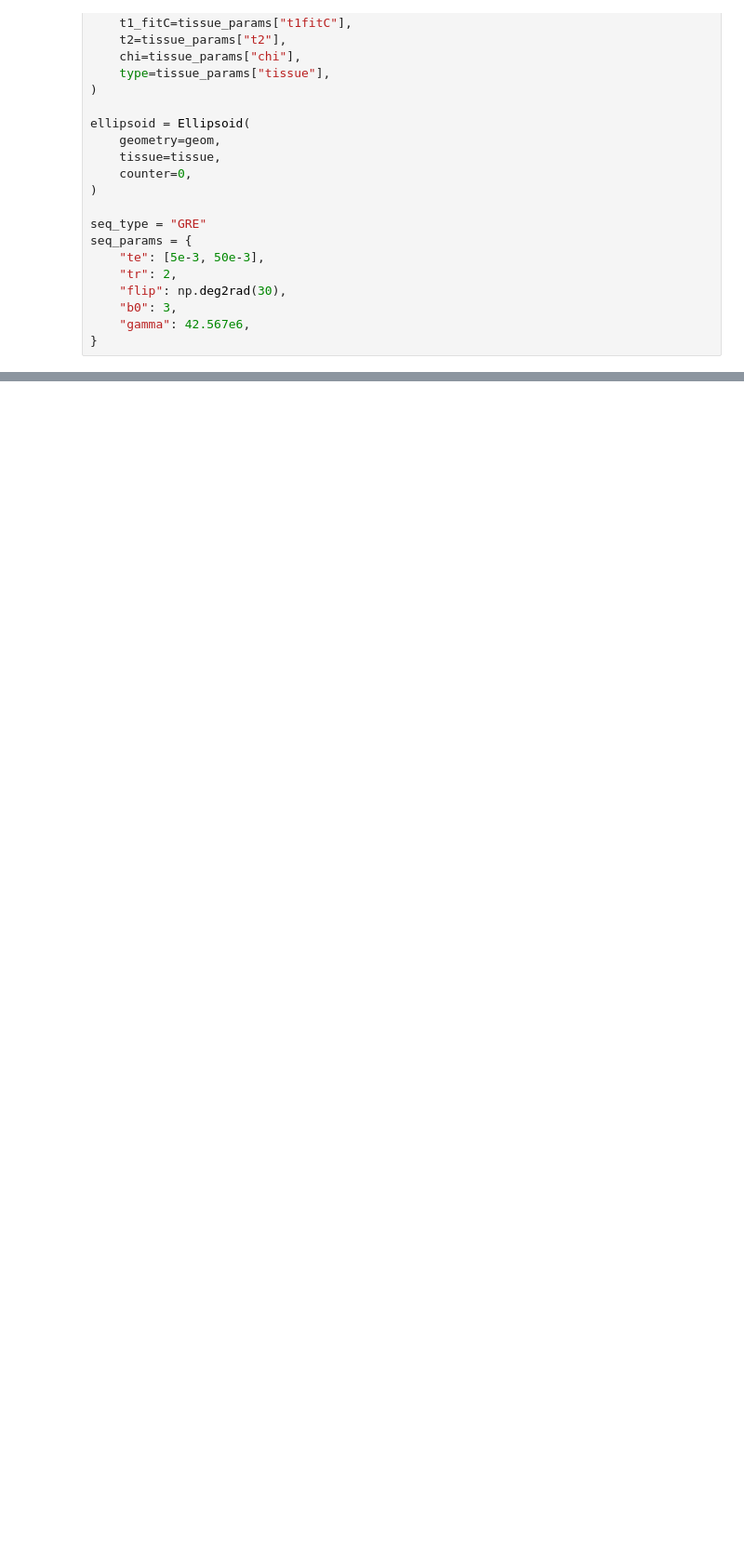
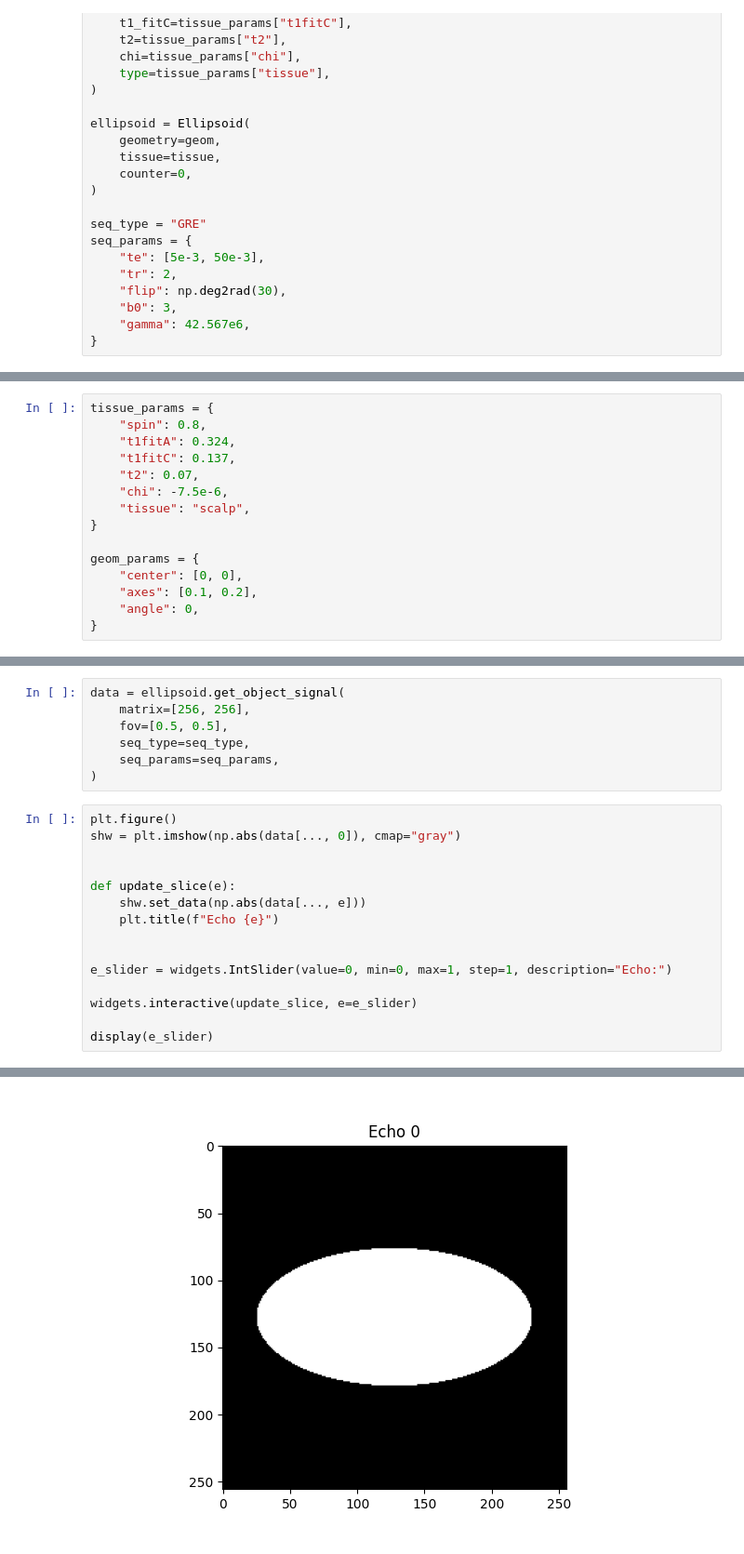
Before and after one commit to jumri-project/juart, a Jupyter notebook: examples/phantoms/phantom_imagespace.ipynb, the cells around one changed output, grey strips where cells are left out. Shown at 93% size. Cells and saved outputs as stored; diff of their text form; blank space fills up the shorter version.

```diff
--- a/examples/phantoms/phantom_imagespace.ipynb
+++ b/examples/phantoms/phantom_imagespace.ipynb
@@ -85,0 +88,15 @@ display(e_slider)
+# %%
+tissue_params = {
+    "spin": 0.8,
+    "t1fitA": 0.324,
+    "t1fitC": 0.137,
+    "t2": 0.07,
+    "chi": -7.5e-6,
+    "tissue": "scalp",
+}
+
+geom_params = {
+    "center": [0, 0],
+    "axes": [0.1, 0.2],
+    "angle": 0,
+}
@@ -85,0 +131,23 @@ display(e_slider)
+# %%
+data = ellipsoid.get_object_signal(
+    matrix=[256, 256],
+    fov=[0.5, 0.5],
+    seq_type=seq_type,
+    seq_params=seq_params,
+)
+# %%
+plt.figure()
+shw = plt.imshow(np.abs(data[..., 0]), cmap="gray")
+
+
+def update_slice(e):
+    shw.set_data(np.abs(data[..., e]))
+    plt.title(f"Echo {e}")
+
+
+e_slider = widgets.IntSlider(value=0, min=0, max=1, step=1, description="Echo:")
+
+widgets.interactive(update_slice, e=e_slider)
+
+display(e_slider)
+# %% [output]
@@ -85,0 +155 @@ display(e_slider)
+[figure, added]
```
Also changed, not shown: parts of 9 cells of this notebook, 4 other files.
